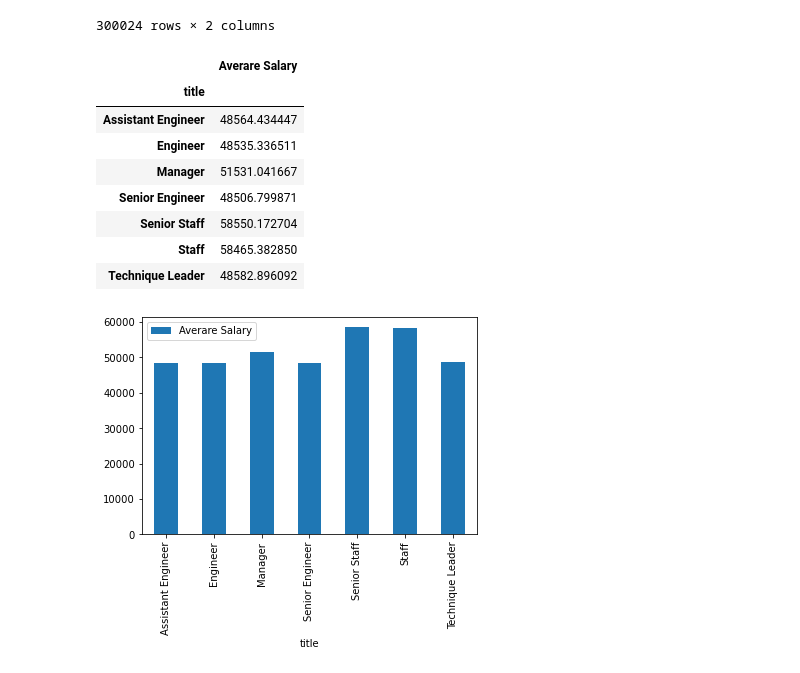
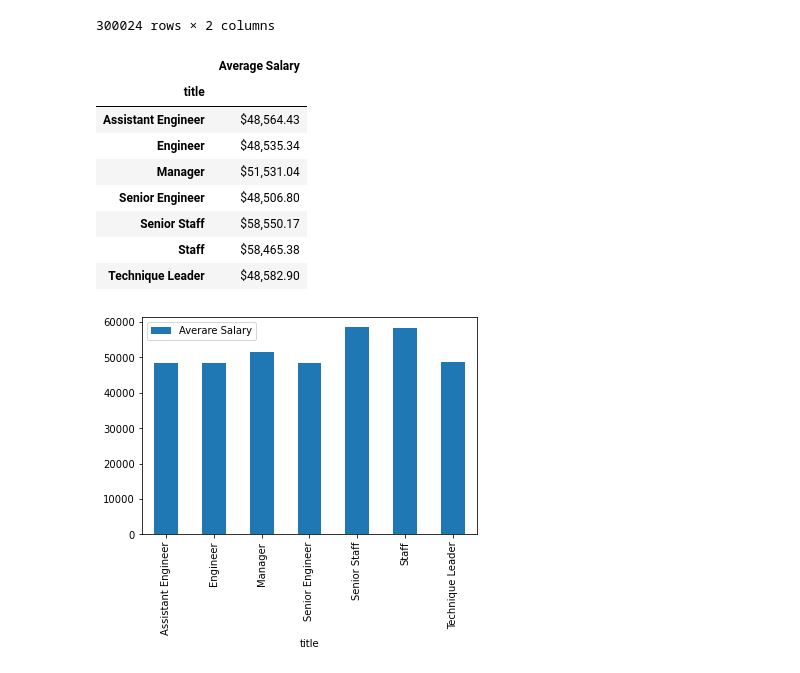
Before and after one commit to JaviPardox/Employee-data-analysis, a Jupyter notebook: Bonus.ipynb, the cells around one changed output. Cells and saved outputs as stored; diff of their text form; code cells hidden in the pictures.

Commit message:
add formatting and fix typo

```diff
--- a/Bonus.ipynb
+++ b/Bonus.ipynb
@@ -179,19 +179,20 @@ merged_data
 300024 rows × 2 columns
 # %%
 # Create dataframe with the average salary by title
-average_salary = merged_data.groupby(['title']).mean().rename(columns={'salary':'Averare Salary'})
+average_salary = merged_data.groupby(['title']).mean().rename(columns={'salary':'Average Salary'})
+average_salary['Average Salary'] = average_salary['Average Salary'].map('${:,.2f}'.format)
 
 average_salary
 # %% [output]
-|  | Averare Salary |
+|  | Average Salary |
 | title |  |
-| Assistant Engineer | 48564.434447 |
-| Engineer | 48535.336511 |
-| Manager | 51531.041667 |
-| Senior Engineer | 48506.799871 |
-| Senior Staff | 58550.172704 |
-| Staff | 58465.382850 |
-| Technique Leader | 48582.896092 |
+| Assistant Engineer | $48,564.43 |
+| Engineer | $48,535.34 |
+| Manager | $51,531.04 |
+| Senior Engineer | $48,506.80 |
+| Senior Staff | $58,550.17 |
+| Staff | $58,465.38 |
+| Technique Leader | $48,582.90 |
 # %%
 # Bar plot with the average salary by title
 avg_salary_plot = average_salary.plot.bar()
```
